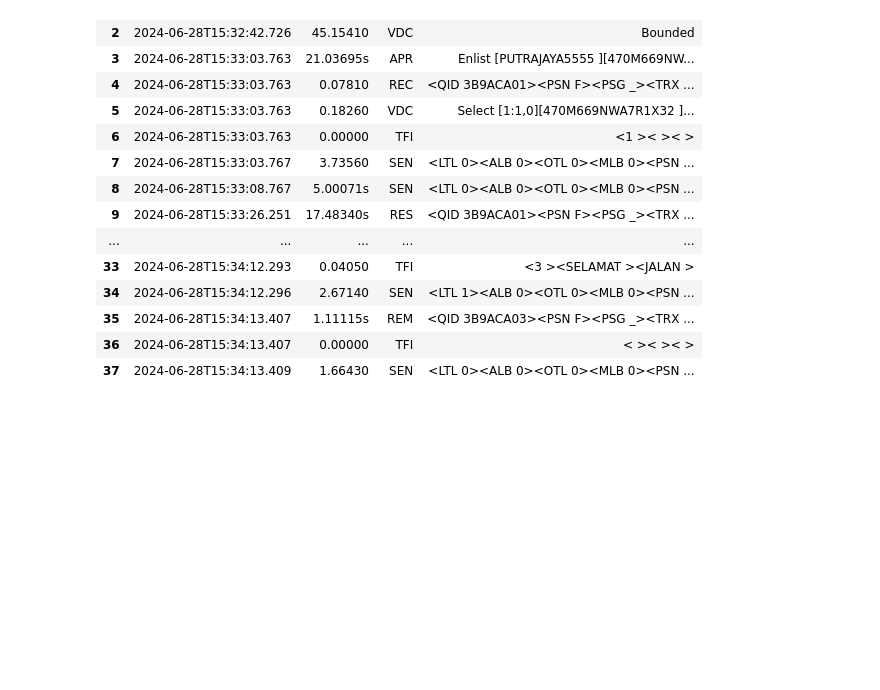
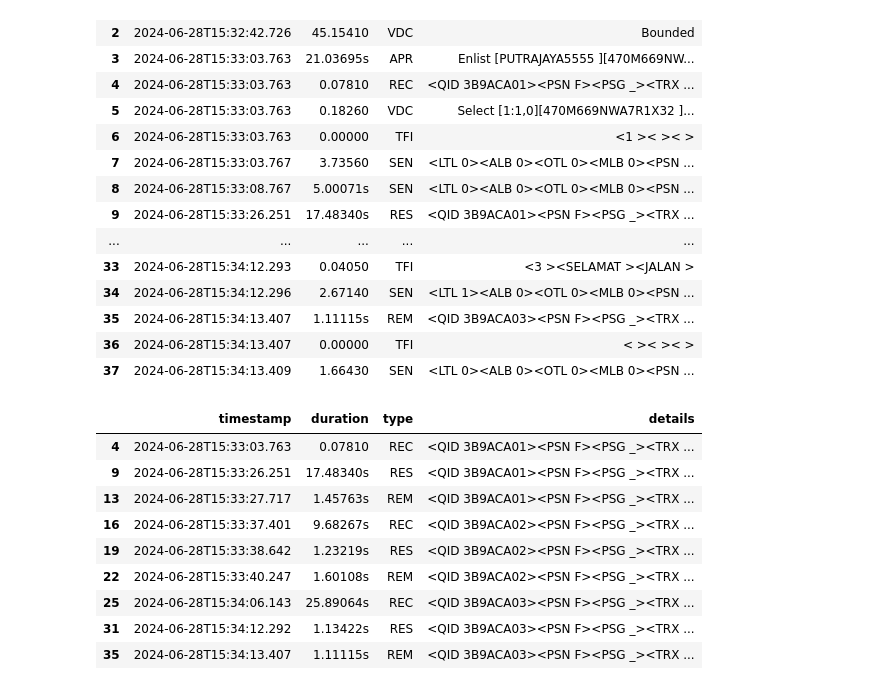
Before and after one commit to afiqrosdi260/study_parse_log, a Jupyter notebook: log-parse-table.ipynb, the cells around one changed output. Saved outputs shown, nothing was run; the diff lists cells and outputs as text; code cells hidden in the pictures; blank space fills up the shorter version.

```diff
--- a/log-parse-table.ipynb
+++ b/log-parse-table.ipynb
@@ -113,5 +113,25 @@ df
 | 35 | 2024-06-28T15:34:13.407 | 1.11115s | REM | <QID 3B9ACA03><PSN F><PSG _><TRX ... |
 | 36 | 2024-06-28T15:34:13.407 | 0.00000 | TFI | < >< >< > |
 | 37 | 2024-06-28T15:34:13.409 | 1.66430 | SEN | <LTL 0><ALB 0><OTL 0><MLB 0><PSN ... |
+# %%
+# Filter rows where the 'type' column is 'REC', 'RES', or 'REM'
+df_filtered = df[df['type'].isin(['REC', 'RES', 'REM'])]
+
+# Sort the DataFrame by 'timestamp' (or any other column you prefer)
+df_filtered_sorted = df_filtered.sort_values(by='timestamp')
+
+# Display the resulting filtered and sorted DataFrame
+df_filtered_sorted
+# %% [output]
+|  | timestamp | duration | type | details |
+| 4 | 2024-06-28T15:33:03.763 | 0.07810 | REC | <QID 3B9ACA01><PSN F><PSG _><TRX ... |
+| 9 | 2024-06-28T15:33:26.251 | 17.48340s | RES | <QID 3B9ACA01><PSN F><PSG _><TRX ... |
+| 13 | 2024-06-28T15:33:27.717 | 1.45763s | REM | <QID 3B9ACA01><PSN F><PSG _><TRX ... |
+| 16 | 2024-06-28T15:33:37.401 | 9.68267s | REC | <QID 3B9ACA02><PSN F><PSG _><TRX ... |
+| 19 | 2024-06-28T15:33:38.642 | 1.23219s | RES | <QID 3B9ACA02><PSN F><PSG _><TRX ... |
+| 22 | 2024-06-28T15:33:40.247 | 1.60108s | REM | <QID 3B9ACA02><PSN F><PSG _><TRX ... |
+| 25 | 2024-06-28T15:34:06.143 | 25.89064s | REC | <QID 3B9ACA03><PSN F><PSG _><TRX ... |
+| 31 | 2024-06-28T15:34:12.292 | 1.13422s | RES | <QID 3B9ACA03><PSN F><PSG _><TRX ... |
+| 35 | 2024-06-28T15:34:13.407 | 1.11115s | REM | <QID 3B9ACA03><PSN F><PSG _><TRX ... |
 # %%
 # Splitting the 'details' column by the '<>' pattern and expand into separate columns
```
Also changed, not shown: parts of 1 cell of this notebook.
